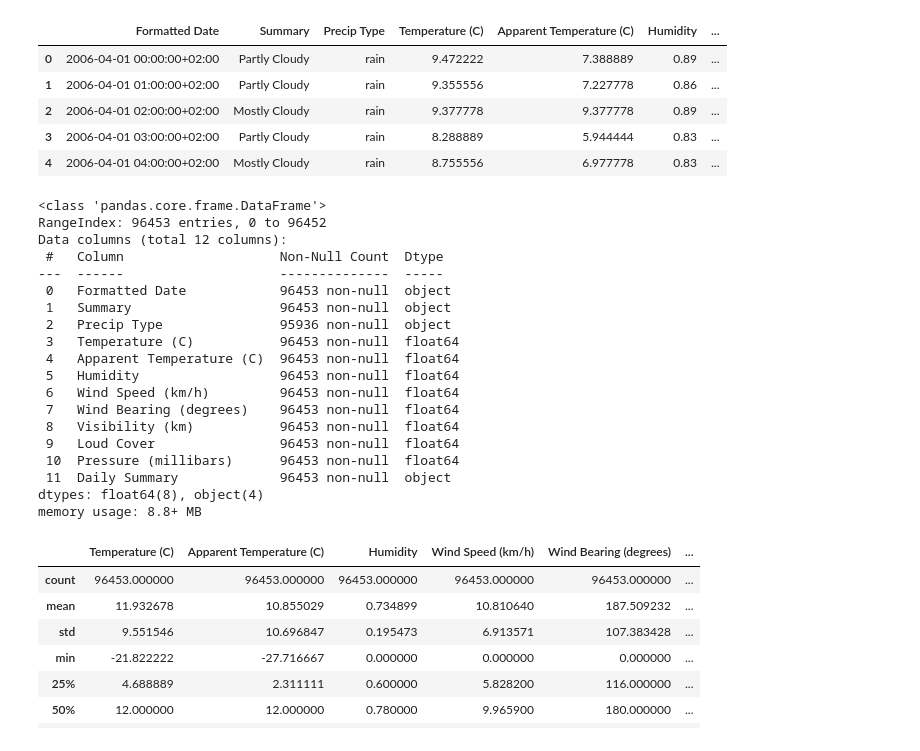
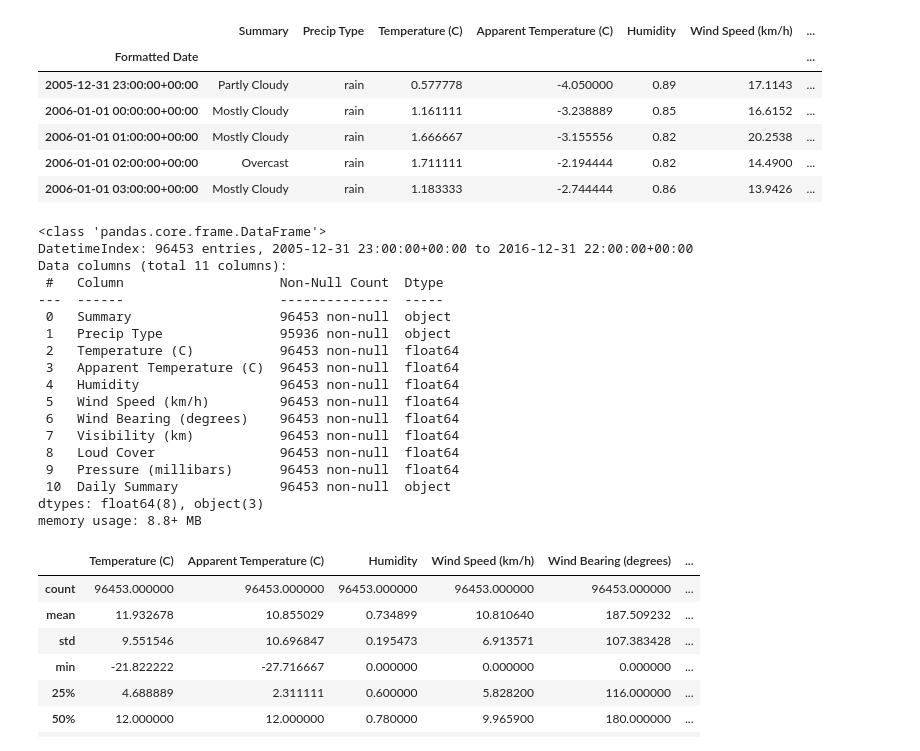
Before and after one commit to paltdariusz/pgm_project, a Jupyter notebook: EDA/data_preprocessing.ipynb, the cells around one changed output. Saved outputs shown, nothing was run; the diff lists cells and outputs as text; code cells hidden in the pictures.

```diff
--- a/EDA/data_preprocessing.ipynb
+++ b/EDA/data_preprocessing.ipynb
@@ -7,36 +7,39 @@ import pandas as pd
 # %%
 raw_df = pd.read_csv("../data/weatherHistory.csv")
 
-raw_df['Formatted Date'] = pd.to_datetime(raw_df['Formatted Date'], errors='coerce')
+raw_df['Formatted Date'] = pd.to_datetime(raw_df['Formatted Date'], utc=True, errors='coerce')
+raw_df.set_index('Formatted Date', inplace=True)
+
+raw_df = raw_df.sort_values(by='Formatted Date')
 raw_df.head()
 # %% [output]
-|  | Formatted Date | Summary | Precip Type | Temperature (C) | Apparent Temperature (C) | Humidity | ... |
-| 0 | 2006-04-01 00:00:00+02:00 | Partly Cloudy | rain | 9.472222 | 7.388889 | 0.89 | ... |
-| 1 | 2006-04-01 01:00:00+02:00 | Partly Cloudy | rain | 9.355556 | 7.227778 | 0.86 | ... |
-| 2 | 2006-04-01 02:00:00+02:00 | Mostly Cloudy | rain | 9.377778 | 9.377778 | 0.89 | ... |
-| 3 | 2006-04-01 03:00:00+02:00 | Partly Cloudy | rain | 8.288889 | 5.944444 | 0.83 | ... |
-| 4 | 2006-04-01 04:00:00+02:00 | Mostly Cloudy | rain | 8.755556 | 6.977778 | 0.83 | ... |
+|  | Summary | Precip Type | Temperature (C) | Apparent Temperature (C) | Humidity | Wind Speed (km/h) | ... |
+| Formatted Date |  |  |  |  |  |  | ... |
+| 2005-12-31 23:00:00+00:00 | Partly Cloudy | rain | 0.577778 | -4.050000 | 0.89 | 17.1143 | ... |
+| 2006-01-01 00:00:00+00:00 | Mostly Cloudy | rain | 1.161111 | -3.238889 | 0.85 | 16.6152 | ... |
+| 2006-01-01 01:00:00+00:00 | Mostly Cloudy | rain | 1.666667 | -3.155556 | 0.82 | 20.2538 | ... |
+| 2006-01-01 02:00:00+00:00 | Overcast | rain | 1.711111 | -2.194444 | 0.82 | 14.4900 | ... |
+| 2006-01-01 03:00:00+00:00 | Mostly Cloudy | rain | 1.183333 | -2.744444 | 0.86 | 13.9426 | ... |
 # %%
 raw_df.info()
 # %% [output]
 <class 'pandas.core.frame.DataFrame'>
-RangeIndex: 96453 entries, 0 to 96452
-Data columns (total 12 columns):
+DatetimeIndex: 96453 entries, 2005-12-31 23:00:00+00:00 to 2016-12-31 22:00:00+00:00
+Data columns (total 11 columns):
  #   Column                    Non-Null Count  Dtype
 ---  ------                    --------------  -----
- 0   Formatted Date            96453 non-null  object
- 1   Summary                   96453 non-null  object
- 2   Precip Type               95936 non-null  object
- 3   Temperature (C)           96453 non-null  float64
- 4   Apparent Temperature (C)  96453 non-null  float64
- 5   Humidity                  96453 non-null  float64
- 6   Wind Speed (km/h)         96453 non-null  float64
- 7   Wind Bearing (degrees)    96453 non-null  float64
- 8   Visibility (km)           96453 non-null  float64
- 9   Loud Cover                96453 non-null  float64
- 10  Pressure (millibars)      96453 non-null  float64
- 11  Daily Summary             96453 non-null  object
-dtypes: float64(8), object(4)
+ 0   Summary                   96453 non-null  object
+ 1   Precip Type               95936 non-null  object
+ 2   Temperature (C)           96453 non-null  float64
+ 3   Apparent Temperature (C)  96453 non-null  float64
+ 4   Humidity                  96453 non-null  float64
+ 5   Wind Speed (km/h)         96453 non-null  float64
+ 6   Wind Bearing (degrees)    96453 non-null  float64
+ 7   Visibility (km)           96453 non-null  float64
+ 8   Loud Cover                96453 non-null  float64
+ 9   Pressure (millibars)      96453 non-null  float64
+ 10  Daily Summary             96453 non-null  object
+dtypes: float64(8), object(3)
 memory usage: 8.8+ MB
 # %%
 raw_df.describe()
```
Also changed, not shown: parts of 18 cells of this notebook, 3 other files.
